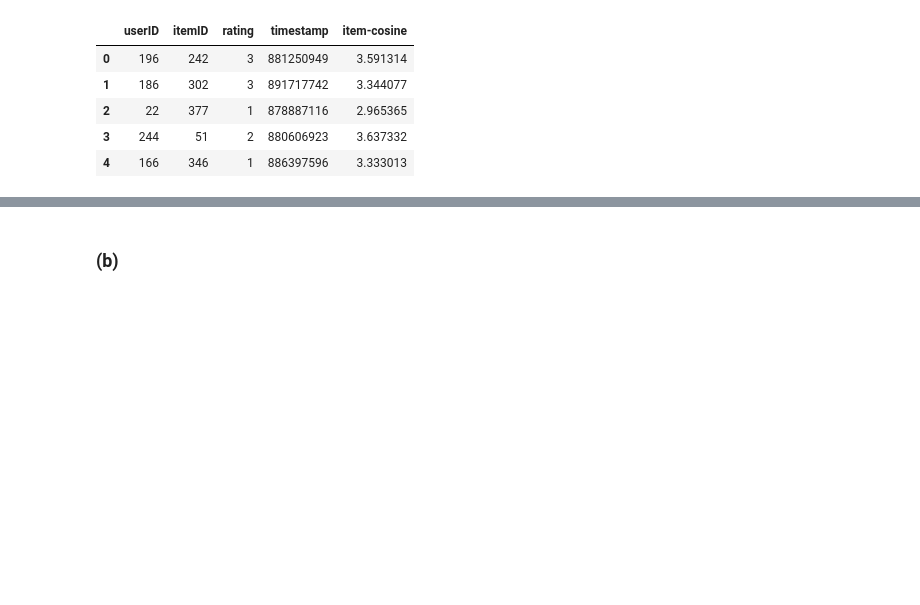
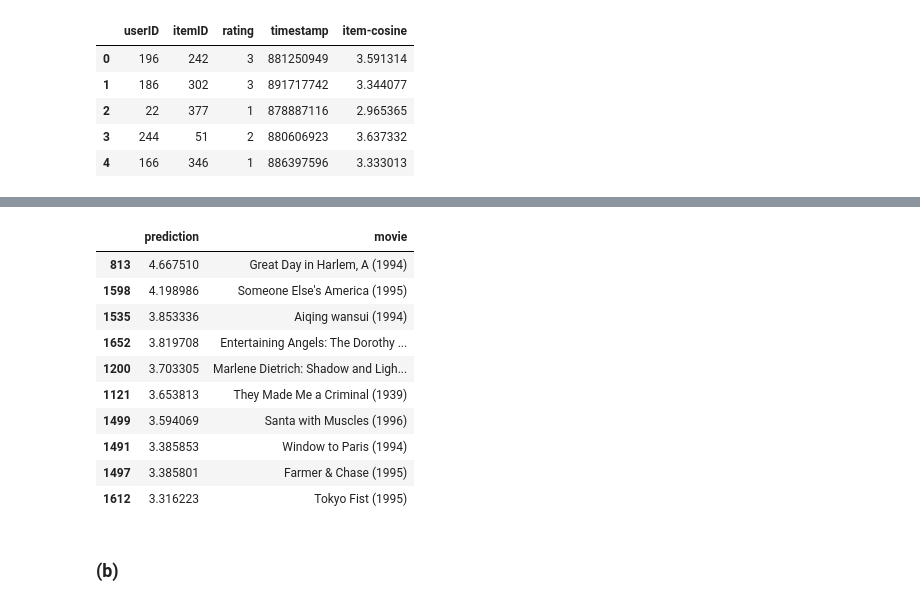
Before and after one commit to chenyirui0528/recommendation-system, a Jupyter notebook: rs-assignment.ipynb, the cells around one changed output, grey strips where cells are left out. Drawn from its saved outputs; the diff is of its cells as text; code cells hidden in the pictures; blank space fills up the shorter version.

```diff
--- a/rs-assignment.ipynb
+++ b/rs-assignment.ipynb
@@ -540,0 +761,11 @@ item_cosine_recsys.evaluate_test(rating_df,copy=True).head()
+# %%
+Y = dataPreprocessor(rating_df, num_users, num_items).T
+R = Y.astype(bool)
+# %%
+# 将我们的新用户数据加入
+Y = np.column_stack((myRatings, Y))
+R = np.column_stack((myRatings, R)).astype(bool)
+# %%
+getrecommender = getRecommender(Y, R, num_users+1, num_items, params=None, n=10, theLambda=10, maxIter=200)
+# %%
+Theta, X = getrecommender.train()
@@ -541,3 +798,20 @@ item_cosine_recsys.evaluate_test(rating_df,copy=True).head()
+# %%
+rated = np.nonzero(myRatings)[0].tolist()
+# -1 就是我们刚才加入的最新用户
+topRecommends = getrecommender.getTopRecommends(Theta, X, -1, 10, rated, movieList)
+topRecommends
+# %% [output]
+|  | prediction | movie |
+| 813 | 4.667510 | Great Day in Harlem, A (1994) |
+| 1598 | 4.198986 | Someone Else's America (1995) |
+| 1535 | 3.853336 | Aiqing wansui (1994) |
+| 1652 | 3.819708 | Entertaining Angels: The Dorothy ... |
+| 1200 | 3.703305 | Marlene Dietrich: Shadow and Ligh... |
+| 1121 | 3.653813 | They Made Me a Criminal (1939) |
+| 1499 | 3.594069 | Santa with Muscles (1996) |
+| 1491 | 3.385853 | Window to Paris (1994) |
+| 1497 | 3.385801 | Farmer & Chase (1995) |
+| 1612 | 3.316223 | Tokyo Fist (1995) |
 # %% [markdown]
 ### (b)
 # %%
```
Also changed, not shown: parts of 8 cells of this notebook.
